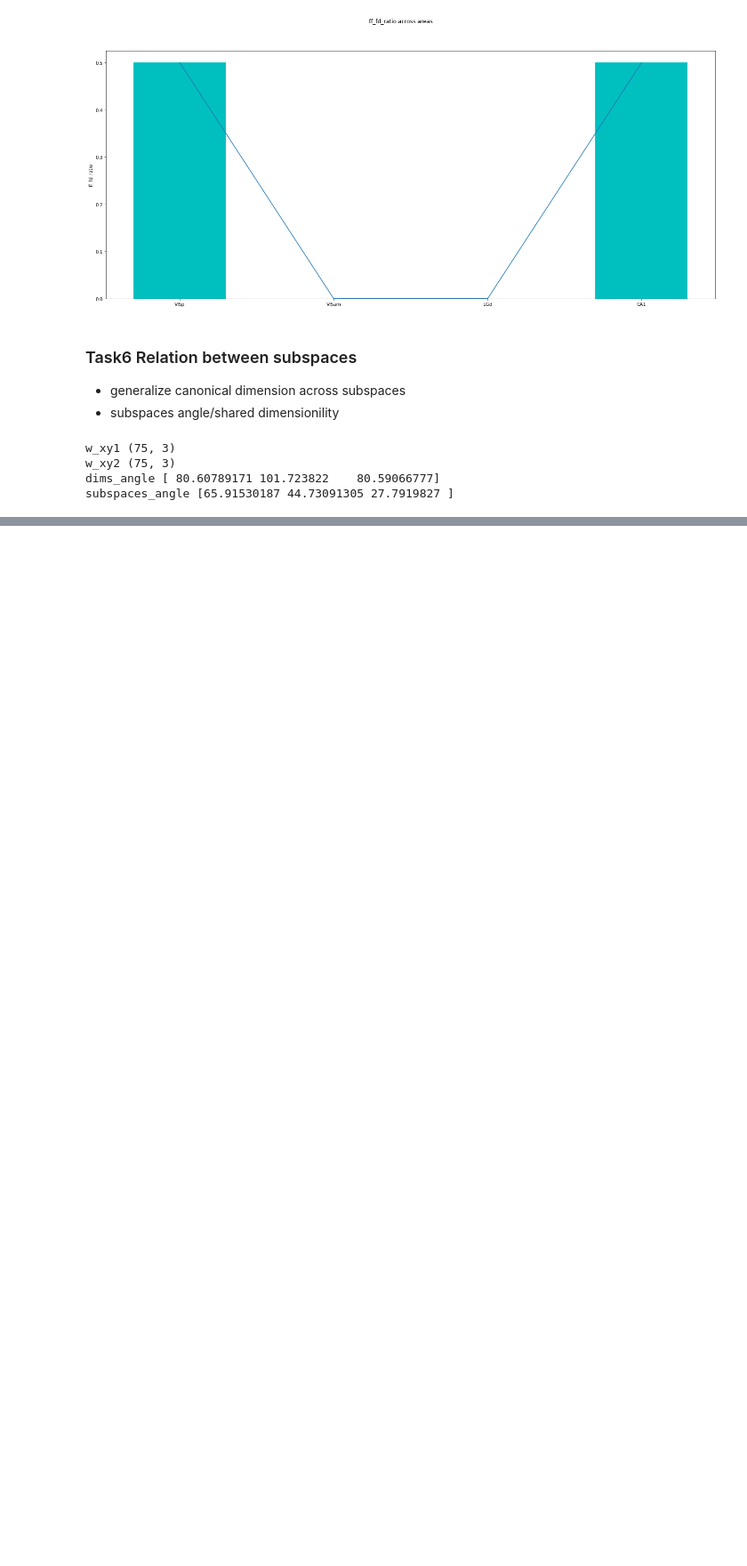
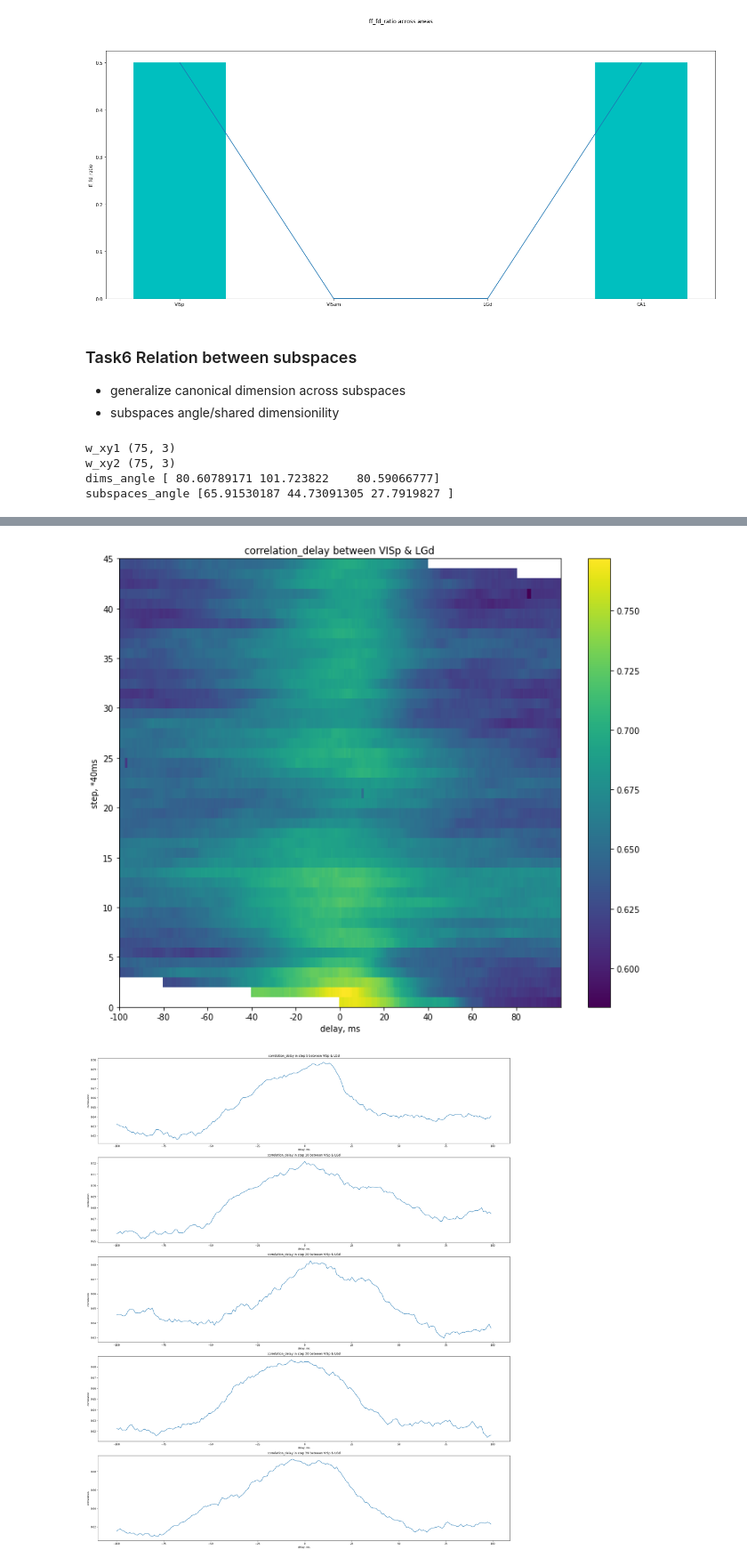
Before and after one commit to Jp-17/Coding_learning, a Jupyter notebook: Project_explore/Information flow across areas/CS_CCA_part3.ipynb, the cells around one changed output, grey strips where cells are left out. Shown at 89% size. Cells and saved outputs as stored; diff of their text form; code cells hidden in the pictures; blank space fills up the shorter version.

```diff
--- a/Project_explore/Information flow across areas/CS_CCA_part3.ipynb
+++ b/Project_explore/Information flow across areas/CS_CCA_part3.ipynb
@@ -194,8 +194,8 @@ def plot_corr_delay_matrix(corr_matrix_delay, area_1, area_2):
     ax.set_xticklabels(range(0, corr_matrix_delay.shape[1], 20)-np.array([max_delay]))
     # ax.set_yticks(range(len(areas))+np.array([0.5]))
     # ax.set_yticklabels(areas)
-    ax.set_xlabel('Delay, ms')
-    ax.set_ylabel('step_num, *40ms')
+    ax.set_xlabel('delay, ms')
+    ax.set_ylabel('step, *40ms')
     ax.set_title(f'correlation_delay between {area_1} & {area_2}')
 
     f.colorbar(im)
@@ -216,7 +216,7 @@ def plot_corr_delay(corr_matrix_delay, area_1, area_2):
         # plt.vlines(np.argmax(corr_matrix_delay[step, :])-max_delay, 0.4, 1, colors = "g", linestyles = "dashed")
         # plt.vlines(0, 0.4, 1, colors = "r", linestyles = "dashed")
         plt.title(f'correlation_delay in step {step} between {area_1} & {area_2}')
-        plt.xlabel('delay')
+        plt.xlabel('delay, ms')
         plt.ylabel('corrlelation')
         plt.show
 
@@ -251,7 +251,7 @@ def plot_feedforward_ratio(corr_matrix_delay, area_1, area_2):
     plt.plot(range(len(step_list)), feedforward_ratio)
     plt.xticks(ticks=np.arange(len(step_list))+[0.5], labels=step_list)
     plt.title(f'feedforward_ratio between {area_1} & {area_2}')
-    plt.xlabel('step')
+    plt.xlabel('step, *40ms')
     plt.ylabel('feedforward_ratio')
     plt.show
 
@@ -532,0 +724,12 @@ print('subspaces_angle', subspaces_angle)
+# %%
+area_1 = 'VISp'
+area_2 = 'LGd'
+
+corr_matrix_delay = cca_delay_areas(area_1, area_2)
+plot_corr_delay_matrix(corr_matrix_delay, area_1, area_2)
+plot_corr_delay(corr_matrix_delay, area_1, area_2)
+plot_corr_step(corr_matrix_delay, area_1, area_2)
+plot_feedforward_ratio(corr_matrix_delay, area_1, area_2)
+# %% [output]
+[figure, added]
+[figure, added]
```
Also changed, not shown: parts of 6 cells of this notebook, 2 other files.
